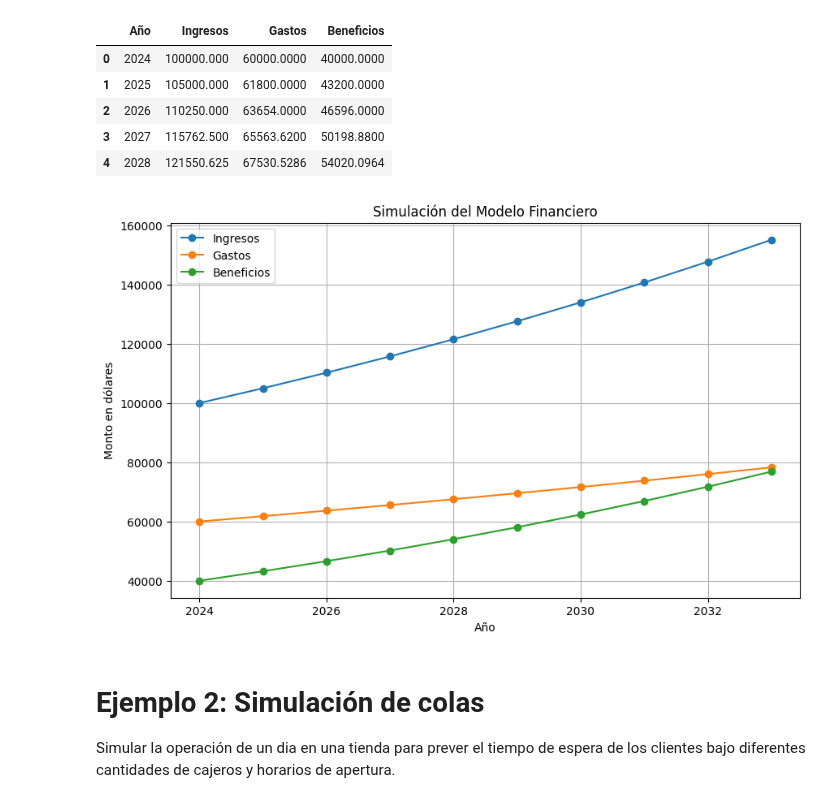
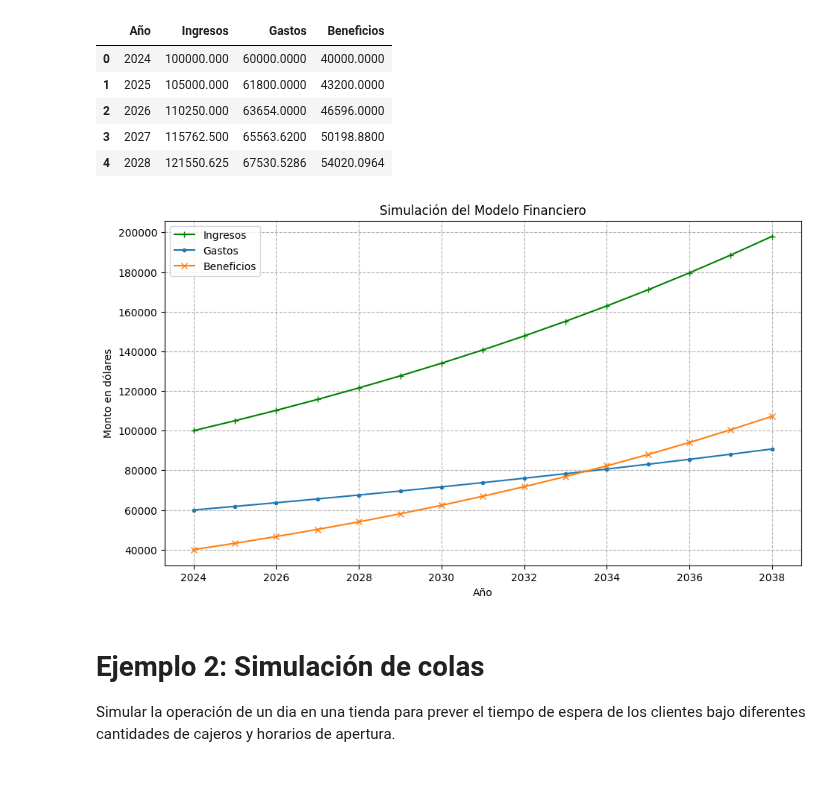
Before and after one commit to mpintoponce/python_utec, a Jupyter notebook: Modulo03:Visualizacion_de_Datos/03.Sesión_II_Ejemplos.ipynb, the cells around one changed output. Cells and saved outputs as stored; diff of their text form; code cells hidden in the pictures.

```diff
--- a/Modulo03:Visualizacion_de_Datos/03.Sesión_II_Ejemplos.ipynb
+++ b/Modulo03:Visualizacion_de_Datos/03.Sesión_II_Ejemplos.ipynb
@@ -103,28 +117,28 @@ import matplotlib.pyplot as plt
 # %%
 #Generación de datos
 # Parámetros iniciales
-anio_inicial = 2024
-periodo = 10                        # número de años de la simulación
-ingresos_iniciales = 100000         # ingresos iniciales en dólares 100 000
-gastos_iniciales = 60000            # gastos iniciales en dólares 60 000
-tasa_crecimiento_ingresos = 0.05    # crecimiento anual de ingresos (5%)
-tasa_crecimiento_gastos = 0.03      # crecimiento anual de gastos (3%)
+first_year = 2024
+period = 15                        # número de años de la simulación
+begin_salary = 100000         # ingresos iniciales en dólares 100 000
+begin_expenses = 60000            # gastos iniciales en dólares 60 000
+grow_rate_salary = 0.05    # crecimiento anual de ingresos (5%)
+grow_rate_expenses = 0.03      # crecimiento anual de gastos (3%)
 
 # Generar los datos de simulación
-anios =       [anio_inicial + i for i in range(periodo)] # 2024, 2025...
+years =       [first_year + i for i in range(period)] # 2024, 2025...
 
-ingresos =    [ingresos_iniciales * (1 + tasa_crecimiento_ingresos) ** i for i in range(periodo)]
+incomes =    [begin_salary * (1 + grow_rate_salary) ** i for i in range(period)]
 
-gastos =      [gastos_iniciales * (1 + tasa_crecimiento_gastos) ** i for i in range(periodo)]
+expenses =      [begin_expenses * (1 + grow_rate_expenses) ** i for i in range(period)]
 
-beneficios =  [ingresos[i] - gastos[i] for i in range(periodo)]
+gains =  [incomes[i] - expenses[i] for i in range(period)]
 
 # Crear un DataFrame
 df = pd.DataFrame({
-    'Año': anios,
-    'Ingresos': ingresos,
-    'Gastos': gastos,
-    'Beneficios': beneficios
+    'Año': years,
+    'Ingresos': incomes,
+    'Gastos': expenses,
+    'Beneficios': gains
 })
 
 
@@ -144,21 +158,21 @@ df.head()
 # %%
 # usar dataframe o cargar datos de csv
 
 # Visualización de los resultados
-plt.figure(figsize=(10, 6))
+plt.figure(figsize=(11, 6))
 
-plt.plot(df['Año'], df['Ingresos'], label='Ingresos', marker='o')
-plt.plot(df['Año'], df['Gastos'], label='Gastos', marker='o')
-plt.plot(df['Año'], df['Beneficios'], label='Beneficios', marker='o')
+plt.plot(df['Año'], df['Ingresos'], label='Ingresos', marker='+', color = 'g')
+plt.plot(df['Año'], df['Gastos'], label='Gastos', marker='.')
+plt.plot(df['Año'], df['Beneficios'], label='Beneficios', marker='x')
 
 plt.title('Simulación del Modelo Financiero')
 plt.xlabel('Año')
 plt.ylabel('Monto en dólares')
 plt.legend()
-plt.grid(True)
+plt.grid(True, linestyle='--')
 plt.show()
 # %% [output]
-[figure, old version]
+[figure, new version]
 # %% [markdown]
 # Ejemplo 2: Simulación de colas
 Simular la operación de un dia en una tienda para prever el tiempo de espera de los clientes bajo diferentes cantidades de cajeros y horarios de apertura.
```
Also changed, not shown: parts of 8 cells of this notebook.
